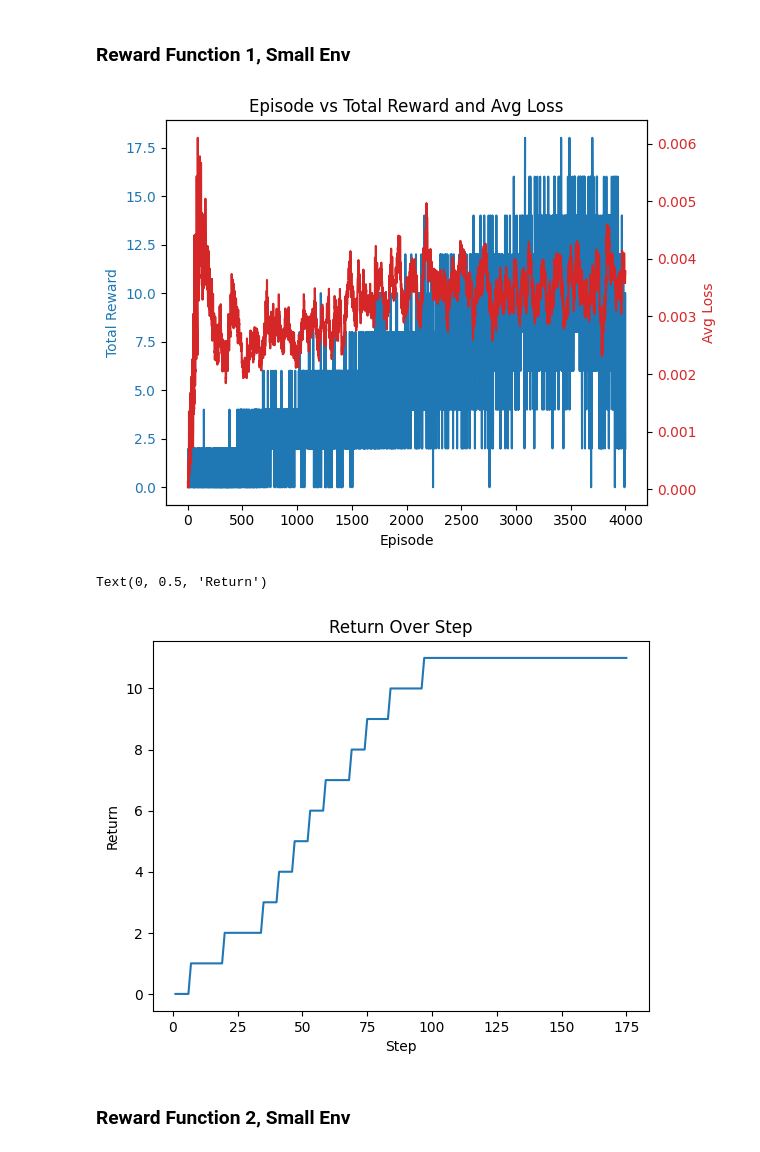
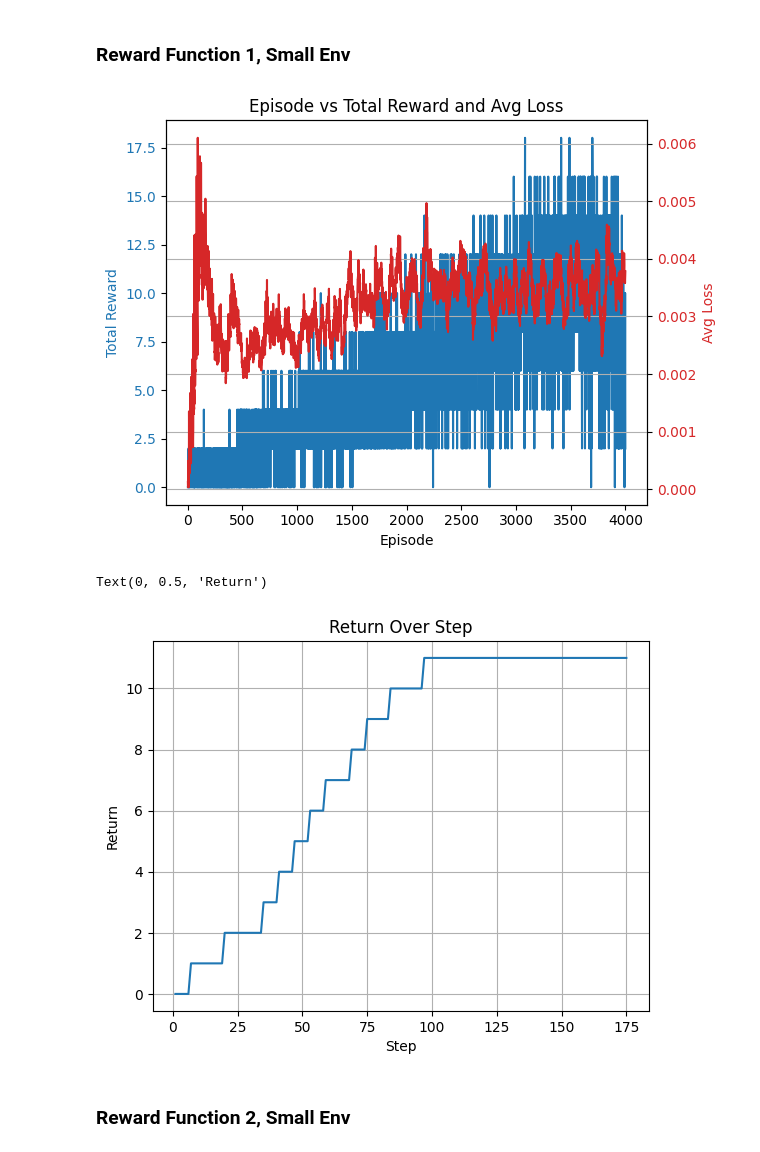
Before and after one commit to thecarmechanic/cse190-warehouse-bots, a Jupyter notebook: custom-rewards-dqn/dqn_rewards_graphs.ipynb, the cells around one changed output. Drawn from its saved outputs; the diff is of its cells as text; code cells hidden in the pictures.

```diff
--- a/custom-rewards-dqn/dqn_rewards_graphs.ipynb
+++ b/custom-rewards-dqn/dqn_rewards_graphs.ipynb
@@ -77,21 +77,23 @@ ax2.tick_params(axis='y', labelcolor=color)
 # Add title and show
 plt.title('Episode vs Total Reward and Avg Loss')
 fig.tight_layout()
+plt.grid()
 plt.show()
 # %% [output]
-[figure, old version]
+[figure, new version]
 # %%
 # Load the CSV
 reward_df2 = pd.read_csv("reward_eval_stats.csv")  # replace with your actual filename
 # %%
 # Plot the total_rewards
 plt.plot(reward_df2['step'],reward_df2['total reward'])
 plt.title('Return Over Step')
 plt.xlabel('Step')
+plt.grid()
 plt.ylabel('Return')
 # %% [output]
 Text(0, 0.5, 'Return')
-[figure, old version]
+[figure, new version]
 # %% [markdown]
 ### Reward Function 2, Small Env
 # %%
```
Also changed, not shown: parts of 5 cells of this notebook, 7 other files.
